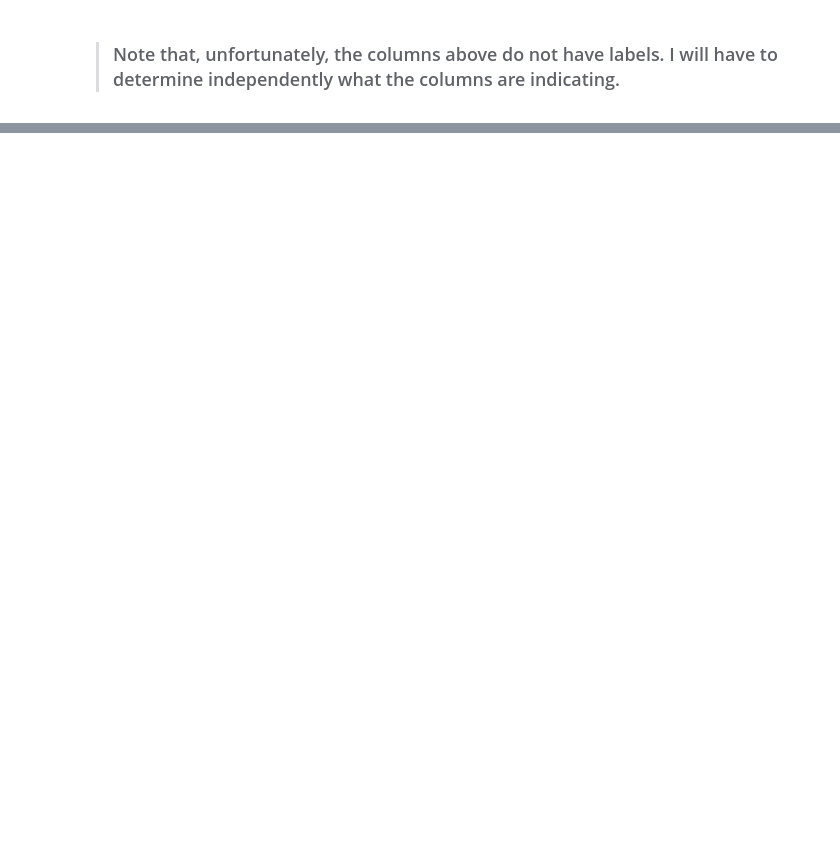
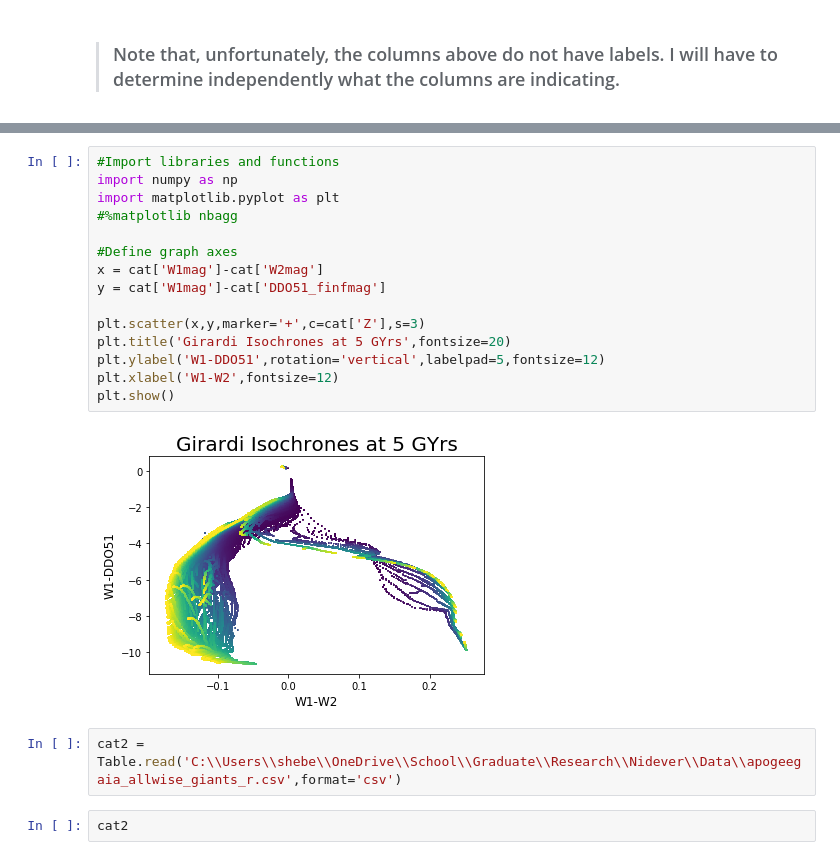
Before and after one commit to shebenst/DDO51-Metallicities, a Jupyter notebook: July 2018.ipynb, the cells around one changed output, grey strips where cells are left out. Drawn from its saved outputs; the diff is of its cells as text; blank space fills up the shorter version.

```diff
--- a/July 2018.ipynb
+++ b/July 2018.ipynb
@@ -40,0 +41,21 @@ cat
+# %%
+#Import libraries and functions
+import numpy as np
+import matplotlib.pyplot as plt
+#%matplotlib nbagg
+
+#Define graph axes
+x = cat['W1mag']-cat['W2mag']
+y = cat['W1mag']-cat['DDO51_finfmag']
+
+plt.scatter(x,y,marker='+',c=cat['Z'],s=3)
+plt.title('Girardi Isochrones at 5 GYrs',fontsize=20)
+plt.ylabel('W1-DDO51',rotation='vertical',labelpad=5,fontsize=12)
+plt.xlabel('W1-W2',fontsize=12)
+plt.show()
+# %% [output]
+[figure, added]
+# %%
+cat2 = Table.read('C:\\Users\\shebe\\OneDrive\\School\\Graduate\\Research\\Nidever\\Data\\apogeegaia_allwise_giants_r.csv',format='csv')
+# %%
+cat2
```
Also changed, not shown: parts of 7 cells of this notebook.
